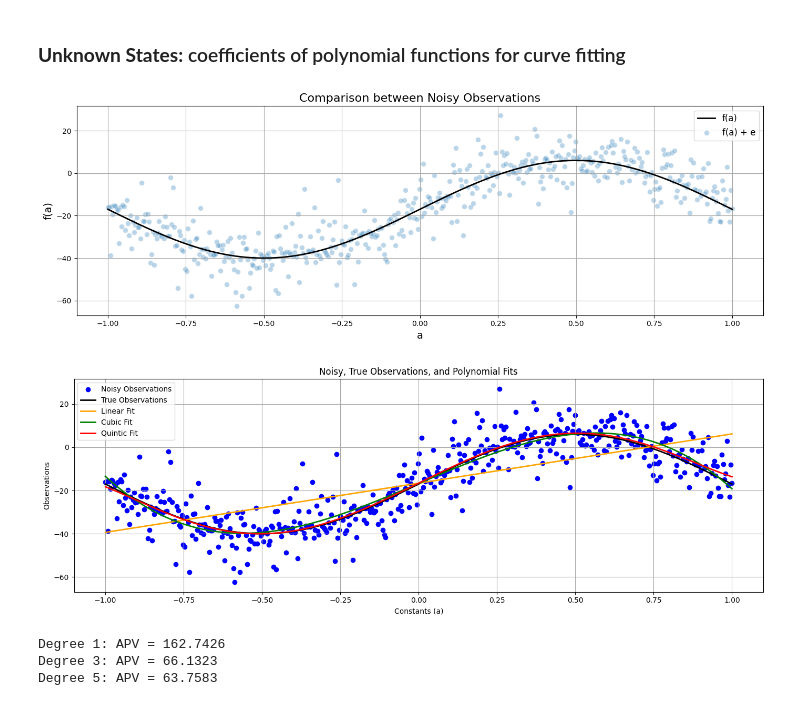
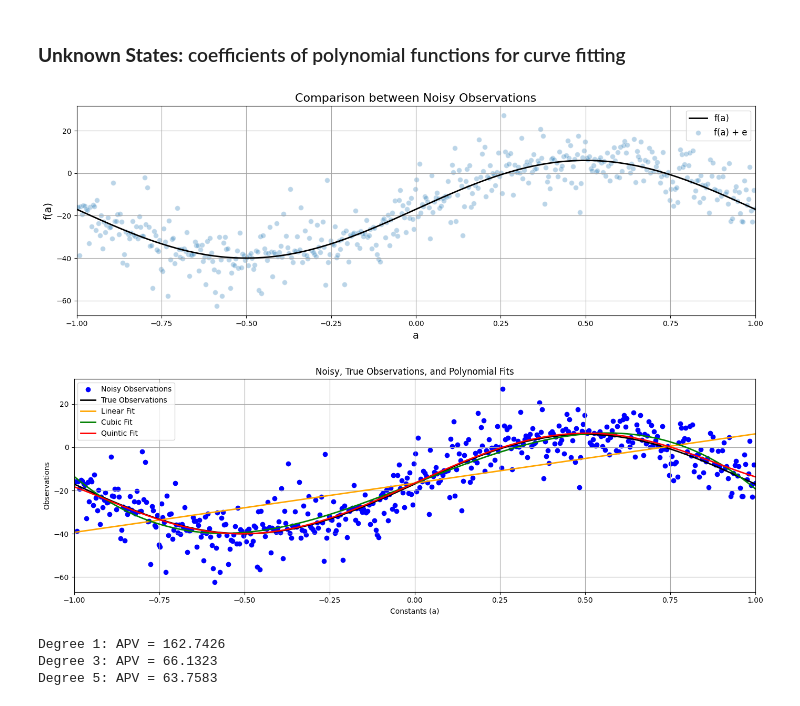
Before and after one commit to rbawah/engg680_2024_fall_group7, a Jupyter notebook: Lab_Assignment2/Assignment2.ipynb, the cells around one changed output. Cells and saved outputs as stored; diff of their text form; code cells hidden in the pictures.

Commit message:
fix curves

```diff
--- a/Lab_Assignment2/Assignment2.ipynb
+++ b/Lab_Assignment2/Assignment2.ipynb
@@ -90,11 +90,13 @@ ax.scatter(
 ax.set_xlabel('a', fontsize=14)
 ax.set_ylabel('f(a)', fontsize=14)
 ax.set_title('Comparison between Noisy Observations', fontsize=16)
+ax.set_xlim([-1, 1])
+
 ax.grid(True, which='both', ls='-', color='0.65')
 ax.legend(fontsize=12)
 fig.tight_layout()
 # %% [output]
-[figure, old version]
+[figure, new version]
 # %%
 # step 5
 # define a curve fitting function named fit_polynomial_curve
@@ -171,27 +173,28 @@ quintic_uw = np.polyval(x5[::-1], a)  # For degree 5
 # %%
 # step 8
 # use the matplotlib to plot each polynomial function, noisy observations l, true observations l_true, together in one single figure
 # for the polynomials of line, cubic and quintic, use color of orange, green and red respectively.
 # (2 marks)
 
 fig, ax = plt.subplots(nrows=1, ncols=1, figsize=(14, 5))
 ax.scatter(a, l, label='Noisy Observations', color='blue')
 ax.plot(a, l_true, label='True Observations', color='black', linewidth=2)
 
 ax.plot(a, line_uw, label='Linear Fit', color='orange', linewidth=2)
 ax.plot(a, cubic_uw, label='Cubic Fit', color='green', linewidth=2)
 ax.plot(a, quintic_uw, label='Quintic Fit', color='red', linewidth=2)
 
 ax.set_xlabel('Constants (a)')
 ax.set_ylabel('Observations')
 ax.set_title('Noisy, True Observations, and Polynomial Fits')
+ax.set_xlim([-1, 1])
 
 ax.grid(True, which='both', ls='-', color='0.65')
 ax.legend()
 
 fig.tight_layout()
 # %% [output]
-[figure, old version]
+[figure, new version]
 # %%
 # step 9
 # print the a posterier variance factor for each polynomial function
```
Also changed, not shown: parts of 2 cells of this notebook.
